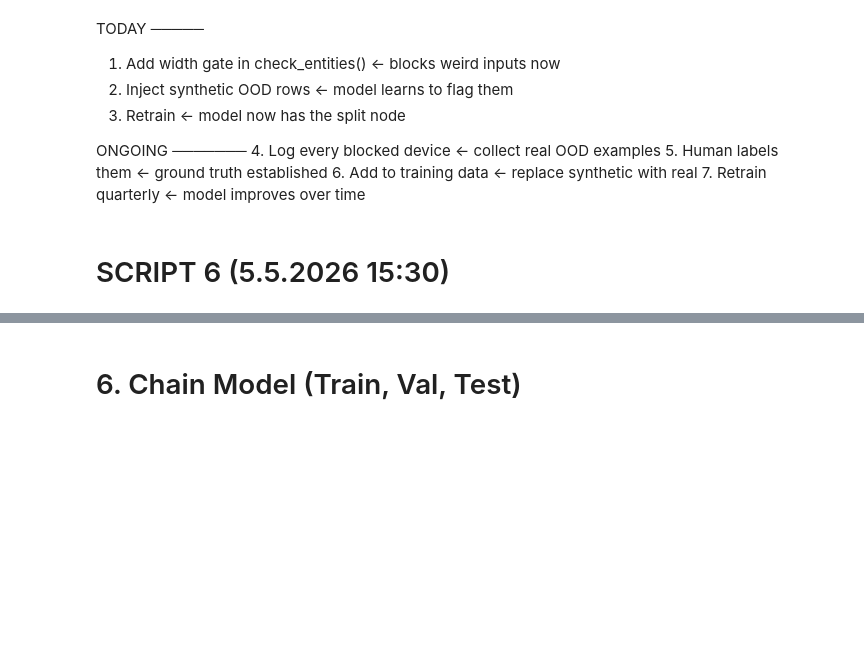
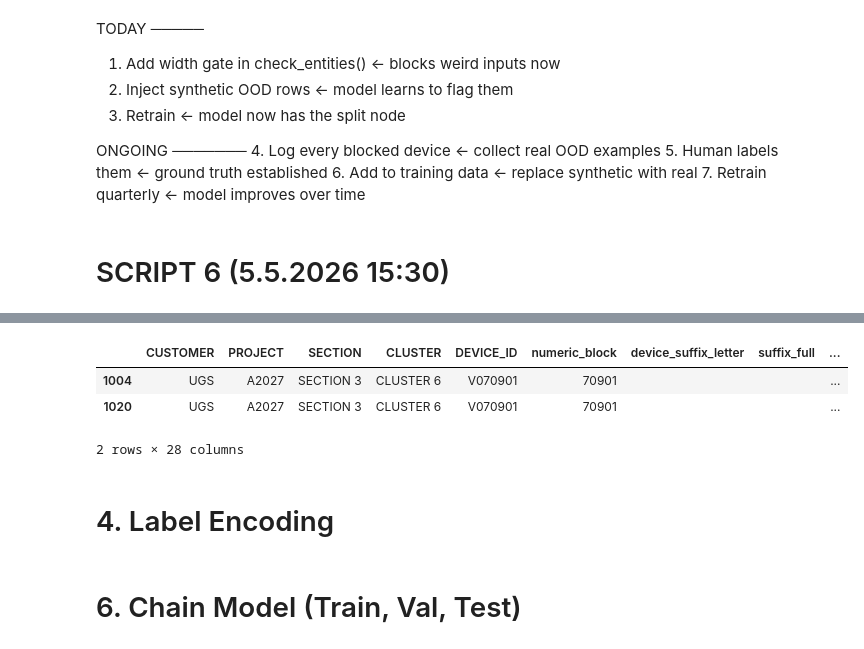
Before and after one commit to Syaziyah30/DeviceCluster, a Jupyter notebook: 1.training_model/Section XGB Model - Model Training.ipynb, the cells around one changed output, grey strips where cells are left out. Cells and saved outputs as stored; diff of their text form; code cells hidden in the pictures; blank space fills up the shorter version.

Commit message:
remove duplication device id A2027

```diff
--- a/1.training_model/Section XGB Model - Model Training.ipynb
+++ b/1.training_model/Section XGB Model - Model Training.ipynb
@@ -486,0 +323,7 @@ print(f"   y_section dist : {pd.Series(y_section).value_counts().sort_index().to
+# %%
+df[df["DEVICE_ID"] == "V070901"]
+# %% [output]
+|  | CUSTOMER | PROJECT | SECTION | CLUSTER | DEVICE_ID | numeric_block | device_suffix_letter | suffix_full | ... |
+| 1004 | UGS | A2027 | SECTION 3 | CLUSTER 6 | V070901 | 70901 |  |  | ... |
+| 1020 | UGS | A2027 | SECTION 3 | CLUSTER 6 | V070901 | 70901 |  |  | ... |
+2 rows × 28 columns
@@ -486,0 +354,2 @@ print(f"   y_section dist : {pd.Series(y_section).value_counts().sort_index().to
+# %% [markdown]
+# 4. Label Encoding
```
Also changed, not shown: parts of 11 cells of this notebook, 10 other files.
